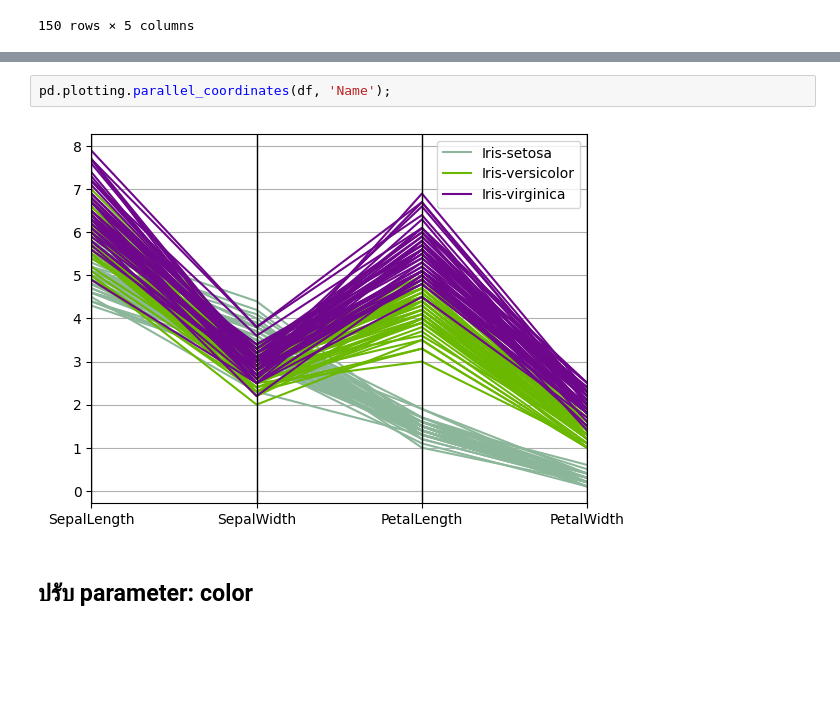
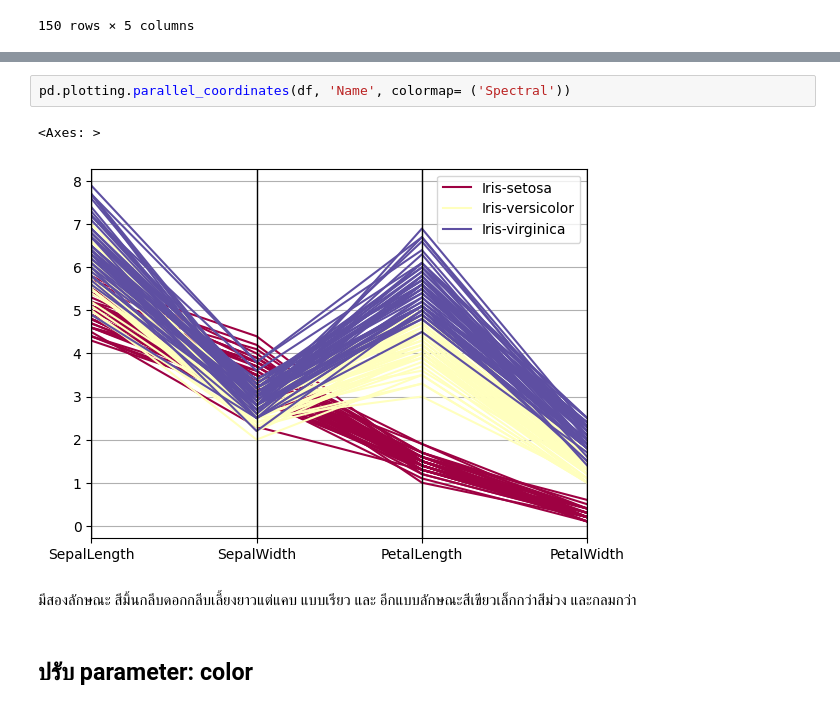
Before and after one commit to chutimabo-ctrl/PythonDataViz2026, a Jupyter notebook: Visualize_Table_Data_(01).ipynb, the cells around one changed output, grey strips where cells are left out. Drawn from its saved outputs; the diff is of its cells as text; blank space fills up the shorter version.

```diff
--- a/Visualize_Table_Data_(01).ipynb
+++ b/Visualize_Table_Data_(01).ipynb
@@ -22,7 +29,10 @@ df
 # %%
-pd.plotting.parallel_coordinates(df, 'Name');
+pd.plotting.parallel_coordinates(df, 'Name', colormap= ('Spectral'))
 # %% [output]
+<Axes: >
-[figure, old version]
+[figure, new version]
+# %% [markdown]
+มีสองลักษณะ สีมิ้นกลีบดอกกลีบเลี้ยงยาวแต่แคบ แบบเรียว และ อีกแบบลักษณะสีเขียวเล็กกว่าสีม่วง และกลมกว่า
 # %% [markdown]
 ## ปรับ parameter: color
 # %%
```
Also changed, not shown: parts of 11 cells of this notebook.
